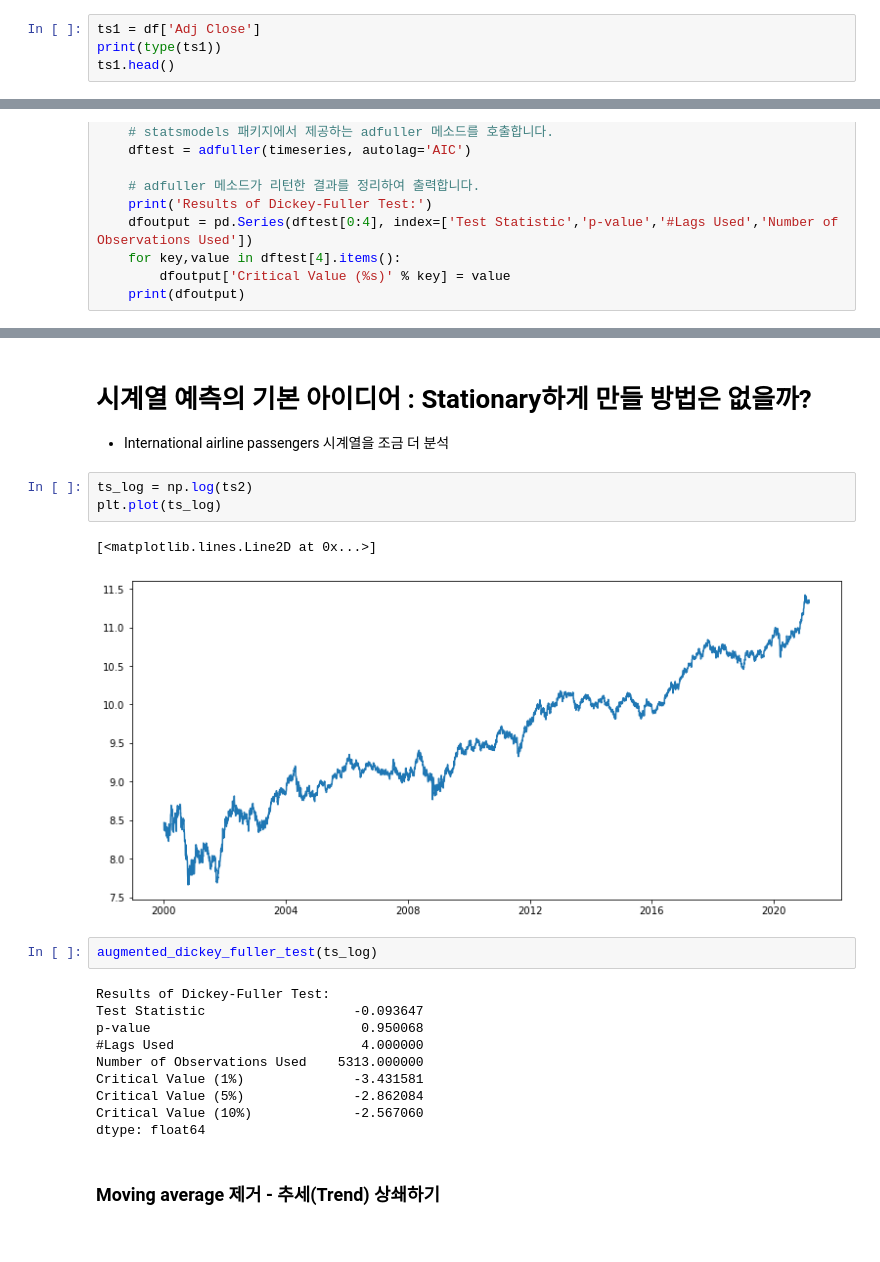
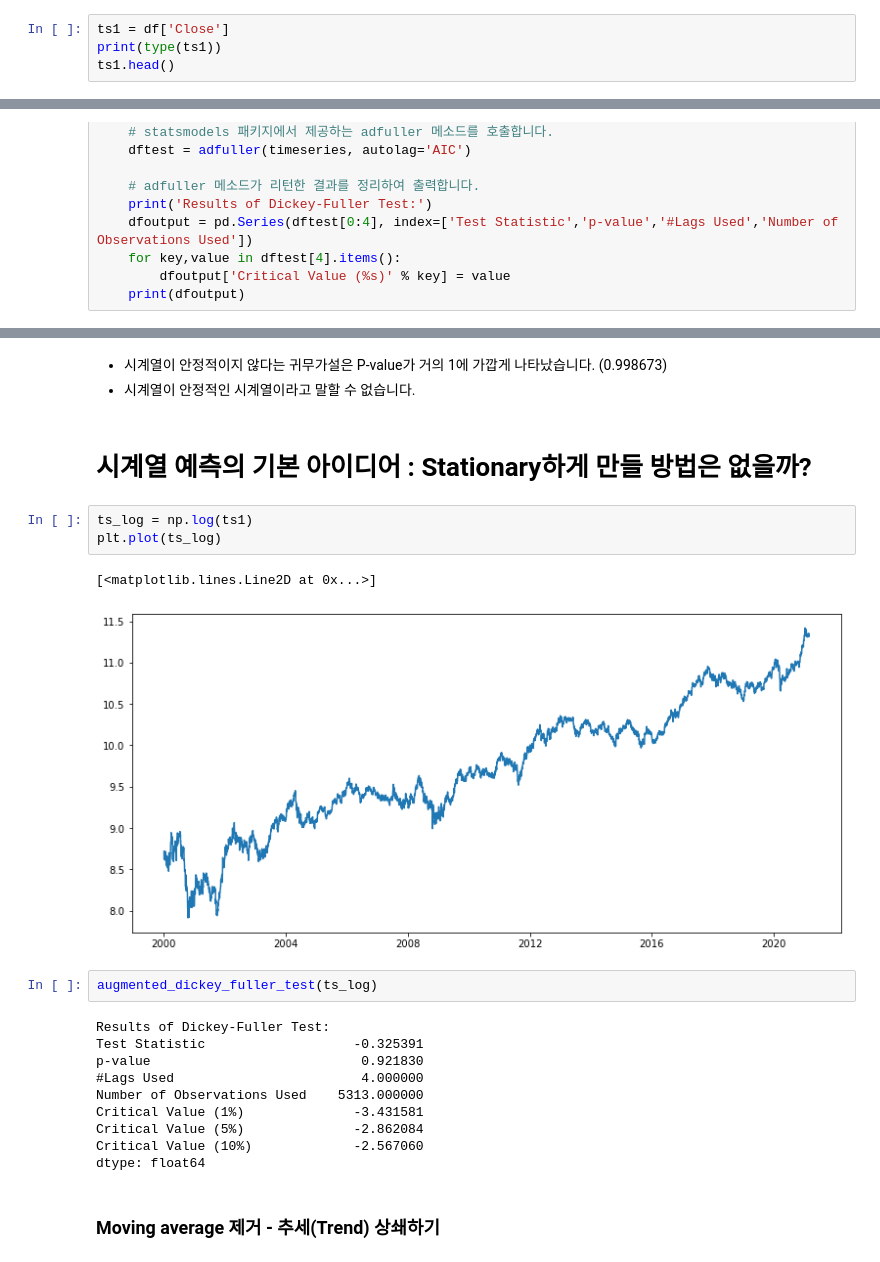
Before and after one commit to Jeonda/aiffel, a Jupyter notebook: [E13]Stock_prediction.ipynb, the cells around one changed output, grey strips where cells are left out. Cells and saved outputs as stored; diff of their text form.

```diff
--- a/[E13]Stock_prediction.ipynb
+++ b/[E13]Stock_prediction.ipynb
@@ -33,7 +36,7 @@ df.head()
 | 2000-01-07 | 5560.0 | 5670.0 | 5360.0 | 5540.0 | 4317.015625 | 40305000.0 |
 | 2000-01-10 | 5600.0 | 5770.0 | 5580.0 | 5770.0 | 4496.240723 | 46880000.0 |
 # %%
-ts1 = df['Adj Close']
+ts1 = df['Close']
 print(type(ts1))
 ts1.head()
 # %% [output]
@@ -201,18 +154,20 @@ dtype: float64
+# %% [markdown]
+ - 시계열이 안정적이지 않다는 귀무가설은 P-value가 거의 1에 가깝게 나타났습니다. (0.998673)
+ - 시계열이 안정적인 시계열이라고 말할 수 없습니다.
 # %% [markdown]
 # 시계열 예측의 기본 아이디어 : Stationary하게 만들 방법은 없을까?
- - International airline passengers 시계열을 조금 더 분석
 # %%
-ts_log = np.log(ts2)
+ts_log = np.log(ts1)
 plt.plot(ts_log)
 # %% [output]
 [<matplotlib.lines.Line2D at 0x...>]
-[figure, old version]
+[figure, new version]
 # %%
 augmented_dickey_fuller_test(ts_log)
 # %% [output]
 Results of Dickey-Fuller Test:
-Test Statistic                   -0.093647
-p-value                           0.950068
+Test Statistic                   -0.325391
+p-value                           0.921830
 #Lags Used                        4.000000
 Number of Observations Used    5313.000000
 Critical Value (1%)              -3.431581
```
Also changed, not shown: parts of 70 cells of this notebook.
